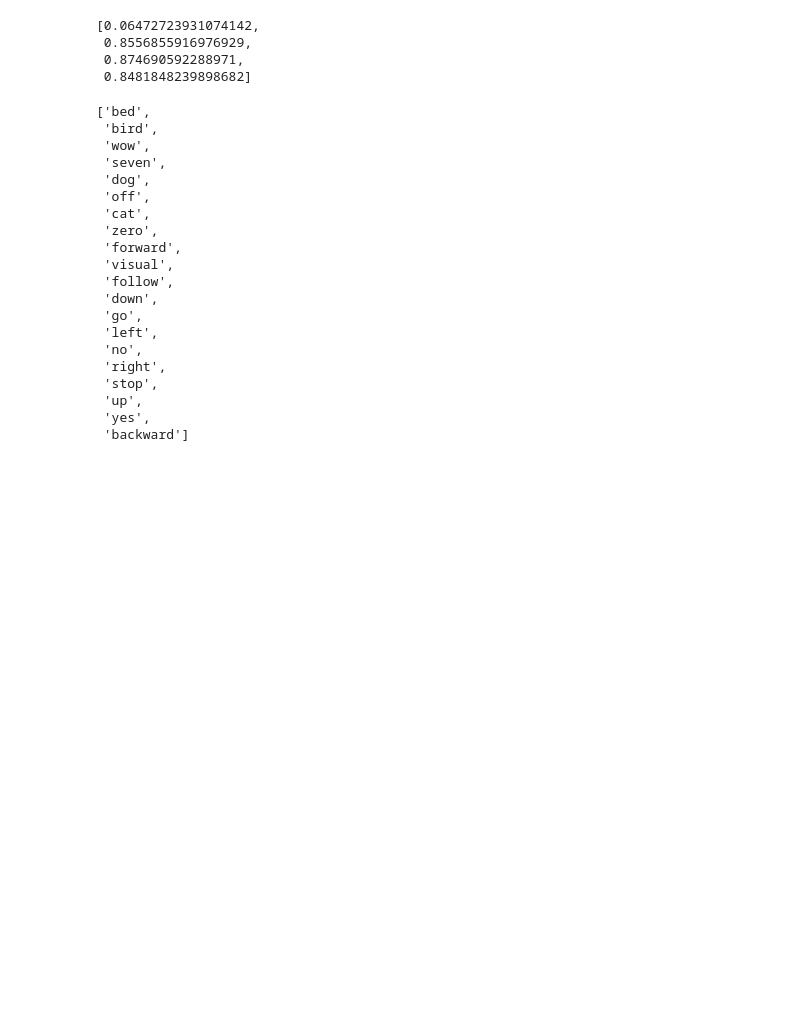
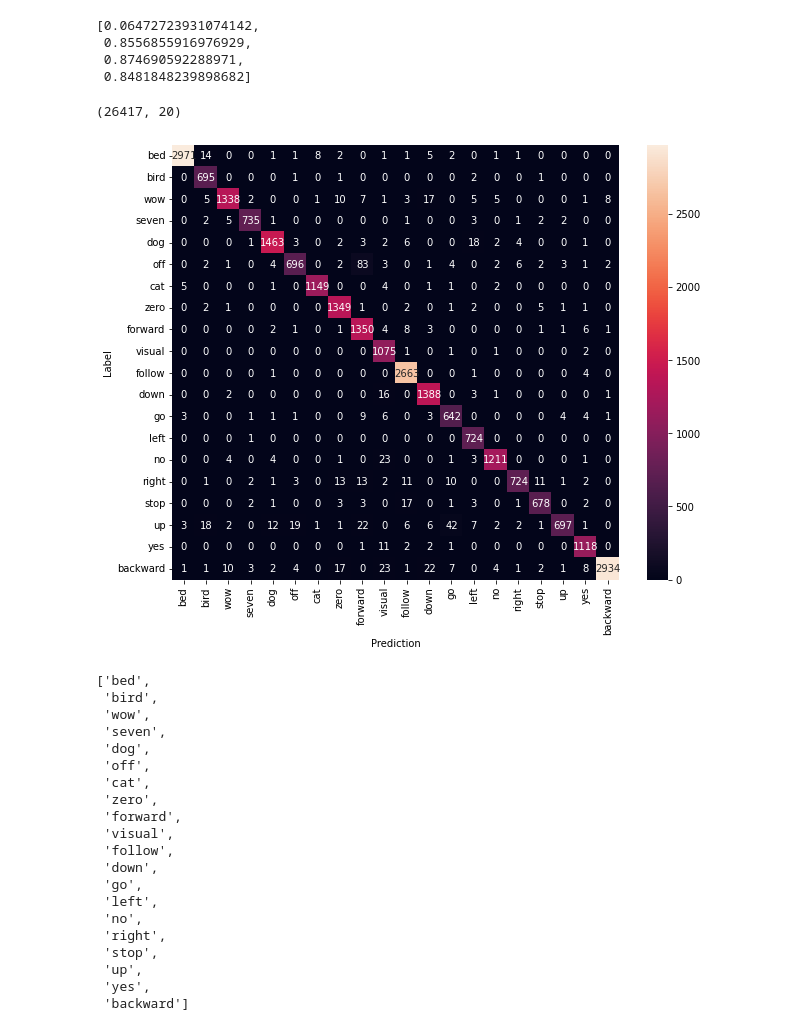
Before and after one commit to Ananas1Anass/Speech-Recognition, a Jupyter notebook: training.ipynb, the cells around one changed output. Drawn from its saved outputs; the diff is of its cells as text; code cells hidden in the pictures; blank space fills up the shorter version.

```diff
--- a/training.ipynb
+++ b/training.ipynb
@@ -322,6 +328,29 @@ model.evaluate(x=x_test, y=ys_test)
  0.8556855916976929,
  0.874690592288971,
  0.8481848239898682]
+# %%
+joined_wake_words = '_'.join(wake_words)
+model_filename = f'/content/drive/MyDrive/dataset_eng/wake_words_{joined_wake_words}_work.h5'
+model = tf.keras.models.load_model(model_filename)
+# %%
+# Confusion Matrix
+import seaborn as sns
+import matplotlib.pyplot as plt
+
+y_pred=model.predict(x_train)
+print(y_pred.shape)
+confusion_mtx = tf.math.confusion_matrix(y_pred.argmax(axis=1),ys_train.argmax(axis=1))
+plt.figure(figsize=(10, 8))
+sns.heatmap(confusion_mtx,
+            xticklabels=wake_words,
+            yticklabels=wake_words,
+            annot=True, fmt='g')
+plt.xlabel('Prediction')
+plt.ylabel('Label')
+plt.show()
+# %% [output]
+(26417, 20)
+[figure, added]
 # %%
 all_targets
 # %% [output]
```
Also changed, not shown: parts of 2 cells of this notebook.
